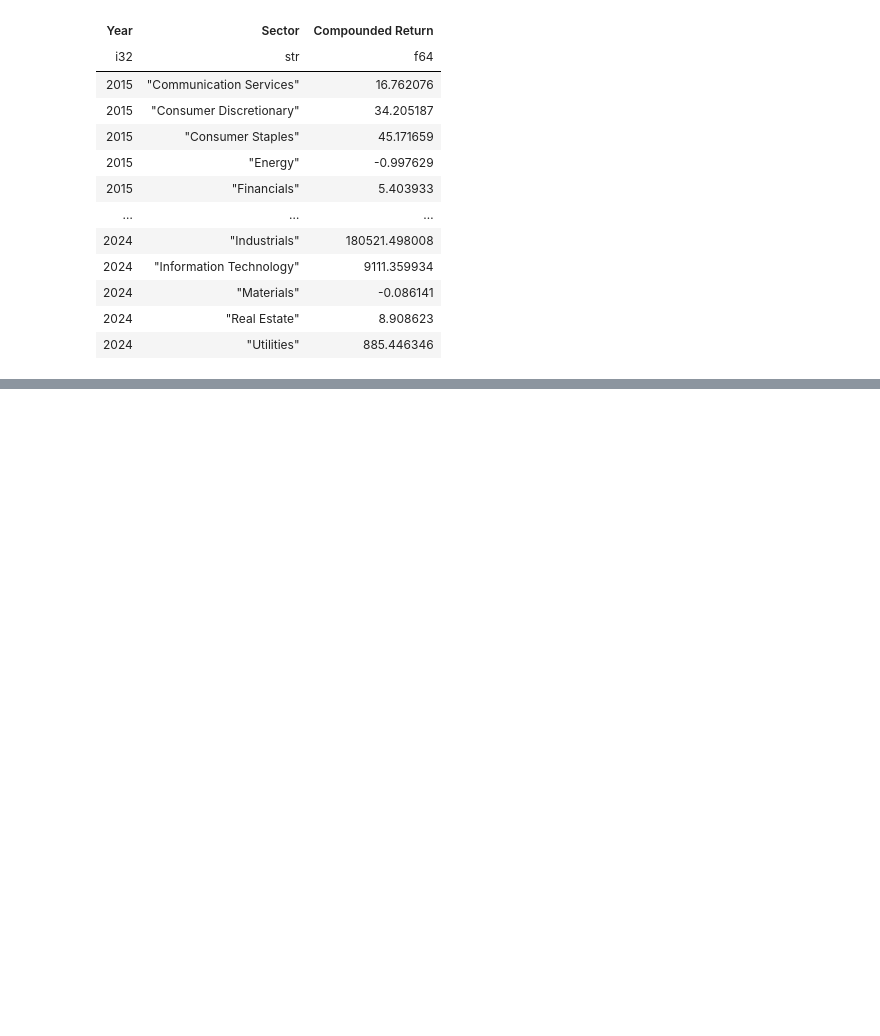
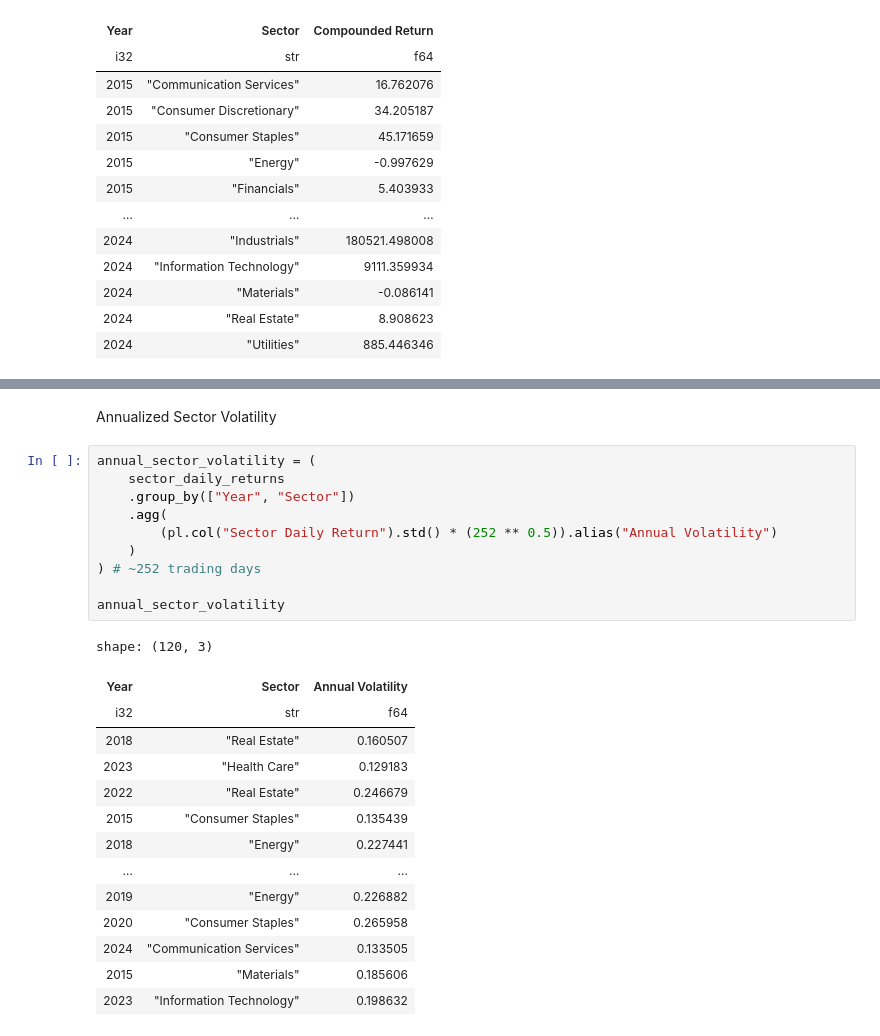
Before and after one commit to zes5612/ECON_412_Project, a Jupyter notebook: analysis.ipynb, the cells around one changed output, grey strips where cells are left out. Drawn from its saved outputs; the diff is of its cells as text; blank space fills up the shorter version.

```diff
--- a/analysis.ipynb
+++ b/analysis.ipynb
@@ -211,0 +183,27 @@ shape: (1_237, 3)
+# %% [markdown]
+Annualized Sector Volatility
+# %%
+annual_sector_volatility = (
+    sector_daily_returns
+    .group_by(["Year", "Sector"])
+    .agg(
+        (pl.col("Sector Daily Return").std() * (252 ** 0.5)).alias("Annual Volatility")
+    )
+) # ~252 trading days
+
+annual_sector_volatility
+# %% [output]
+shape: (120, 3)
+| Year | Sector | Annual Volatility |
+| i32 | str | f64 |
+| 2018 | "Real Estate" | 0.160507 |
+| 2023 | "Health Care" | 0.129183 |
+| 2022 | "Real Estate" | 0.246679 |
+| 2015 | "Consumer Staples" | 0.135439 |
+| 2018 | "Energy" | 0.227441 |
+| … | … | … |
+| 2019 | "Energy" | 0.226882 |
+| 2020 | "Consumer Staples" | 0.265958 |
+| 2024 | "Communication Services" | 0.133505 |
+| 2015 | "Materials" | 0.185606 |
+| 2023 | "Information Technology" | 0.198632 |
```
Also changed, not shown: parts of 11 cells of this notebook.
